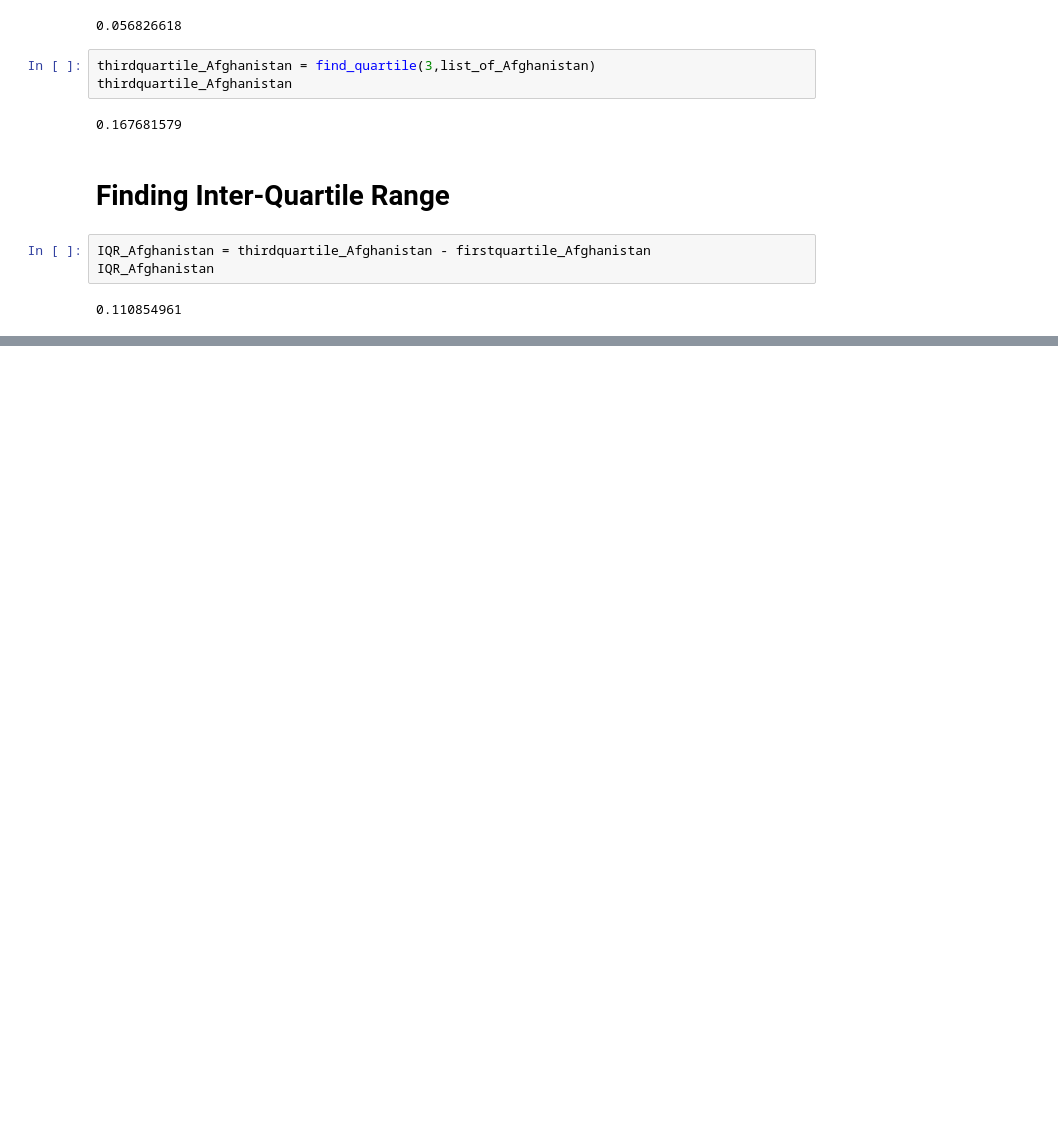
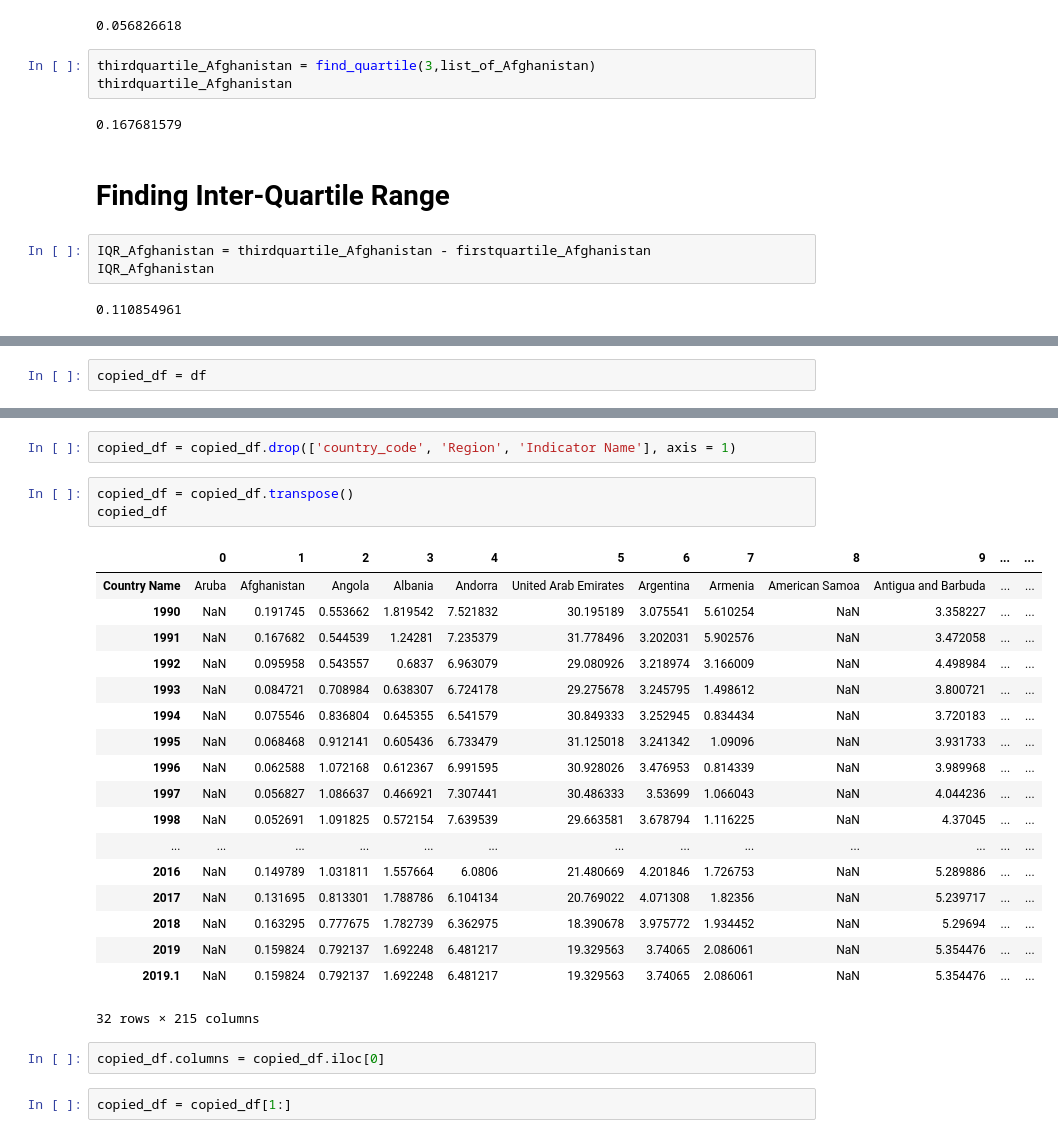
Before and after one commit to predatorshree/pollution, a Jupyter notebook: pollution.ipynb, the cells around one changed output, grey strips where cells are left out. Drawn from its saved outputs; the diff is of its cells as text; blank space fills up the shorter version.

```diff
--- a/pollution.ipynb
+++ b/pollution.ipynb
@@ -212,0 +243,2 @@ IQR_Afghanistan
+# %%
+copied_df = df
@@ -212,0 +261,28 @@ IQR_Afghanistan
+# %%
+copied_df = copied_df.drop(['country_code', 'Region', 'Indicator Name'], axis = 1)
+# %%
+copied_df = copied_df.transpose()
+copied_df
+# %% [output]
+|  | 0 | 1 | 2 | 3 | 4 | 5 | 6 | 7 | 8 | 9 | ... | ... |
+| Country Name | Aruba | Afghanistan | Angola | Albania | Andorra | United Arab Emirates | Argentina | Armenia | American Samoa | Antigua and Barbuda | ... | ... |
+| 1990 | NaN | 0.191745 | 0.553662 | 1.819542 | 7.521832 | 30.195189 | 3.075541 | 5.610254 | NaN | 3.358227 | ... | ... |
+| 1991 | NaN | 0.167682 | 0.544539 | 1.24281 | 7.235379 | 31.778496 | 3.202031 | 5.902576 | NaN | 3.472058 | ... | ... |
+| 1992 | NaN | 0.095958 | 0.543557 | 0.6837 | 6.963079 | 29.080926 | 3.218974 | 3.166009 | NaN | 4.498984 | ... | ... |
+| 1993 | NaN | 0.084721 | 0.708984 | 0.638307 | 6.724178 | 29.275678 | 3.245795 | 1.498612 | NaN | 3.800721 | ... | ... |
+| 1994 | NaN | 0.075546 | 0.836804 | 0.645355 | 6.541579 | 30.849333 | 3.252945 | 0.834434 | NaN | 3.720183 | ... | ... |
+| 1995 | NaN | 0.068468 | 0.912141 | 0.605436 | 6.733479 | 31.125018 | 3.241342 | 1.09096 | NaN | 3.931733 | ... | ... |
+| 1996 | NaN | 0.062588 | 1.072168 | 0.612367 | 6.991595 | 30.928026 | 3.476953 | 0.814339 | NaN | 3.989968 | ... | ... |
+| 1997 | NaN | 0.056827 | 1.086637 | 0.466921 | 7.307441 | 30.486333 | 3.53699 | 1.066043 | NaN | 4.044236 | ... | ... |
+| 1998 | NaN | 0.052691 | 1.091825 | 0.572154 | 7.639539 | 29.663581 | 3.678794 | 1.116225 | NaN | 4.37045 | ... | ... |
+| ... | ... | ... | ... | ... | ... | ... | ... | ... | ... | ... | ... | ... |
+| 2016 | NaN | 0.149789 | 1.031811 | 1.557664 | 6.0806 | 21.480669 | 4.201846 | 1.726753 | NaN | 5.289886 | ... | ... |
+| 2017 | NaN | 0.131695 | 0.813301 | 1.788786 | 6.104134 | 20.769022 | 4.071308 | 1.82356 | NaN | 5.239717 | ... | ... |
+| 2018 | NaN | 0.163295 | 0.777675 | 1.782739 | 6.362975 | 18.390678 | 3.975772 | 1.934452 | NaN | 5.29694 | ... | ... |
+| 2019 | NaN | 0.159824 | 0.792137 | 1.692248 | 6.481217 | 19.329563 | 3.74065 | 2.086061 | NaN | 5.354476 | ... | ... |
+| 2019.1 | NaN | 0.159824 | 0.792137 | 1.692248 | 6.481217 | 19.329563 | 3.74065 | 2.086061 | NaN | 5.354476 | ... | ... |
+32 rows × 215 columns
+# %%
+copied_df.columns = copied_df.iloc[0]
+# %%
+copied_df = copied_df[1:]
```
Also changed, not shown: parts of 21 cells of this notebook, 2 other files.
